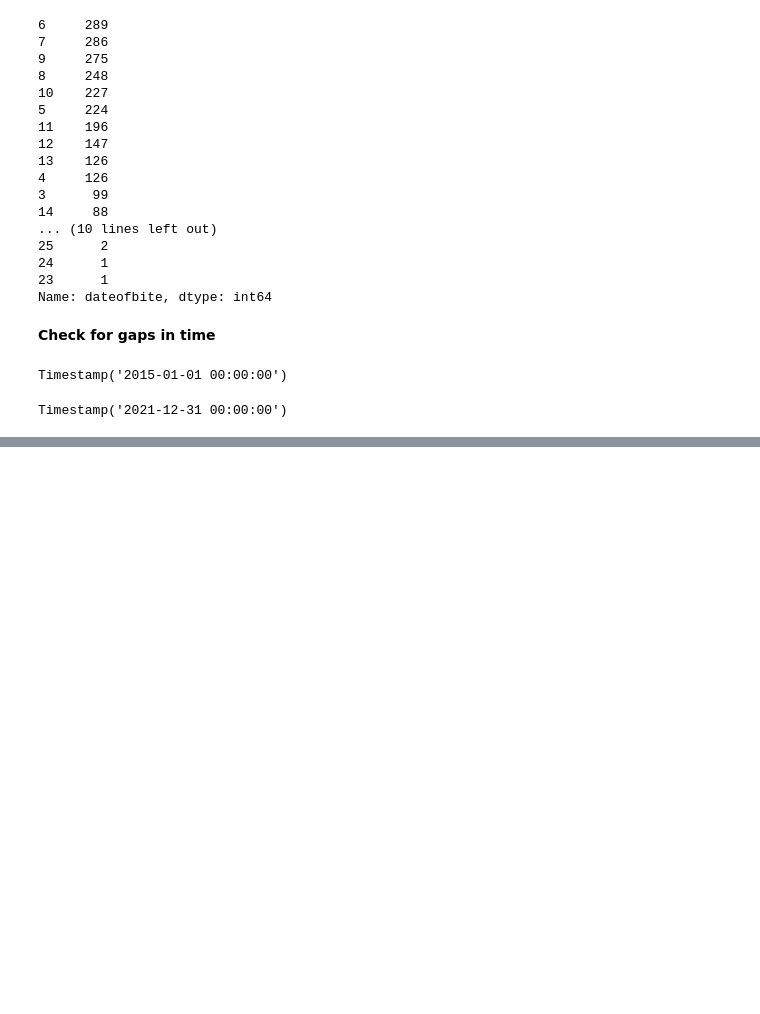
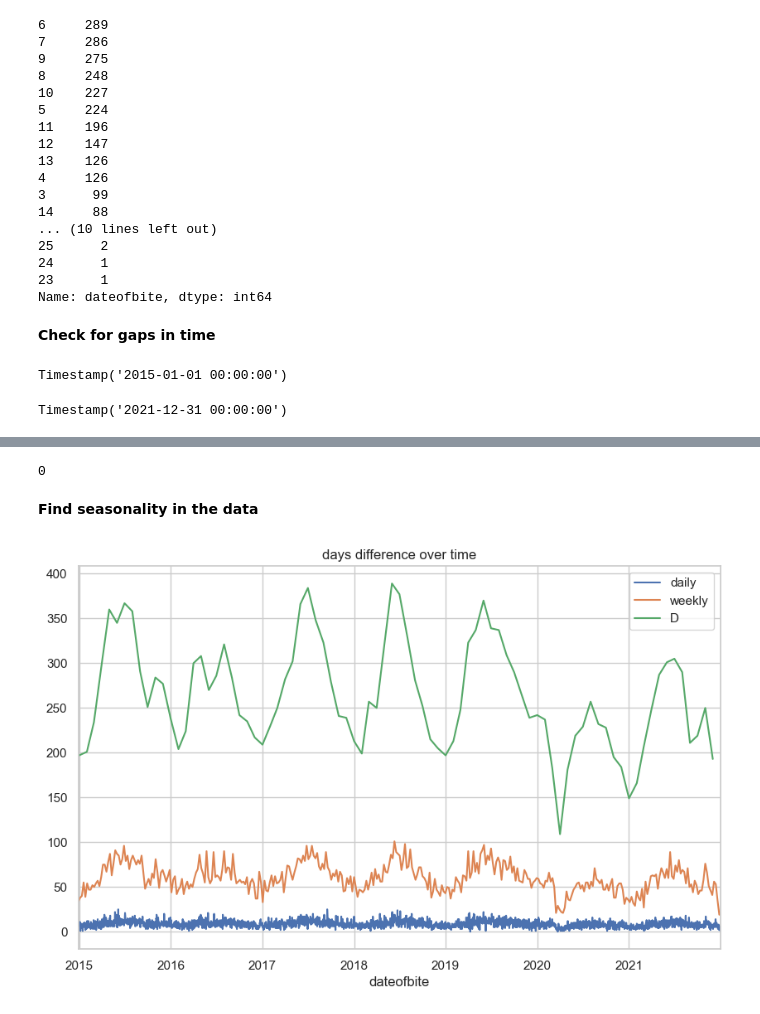
Before and after one commit to MigashaneVictoire/new_york_city_dog_bites, a Jupyter notebook: prepare.ipynb, the cells around one changed output, grey strips where cells are left out. Drawn from its saved outputs; the diff is of its cells as text; code cells hidden in the pictures; blank space fills up the shorter version.

Commit message:
complete prepare and add .py files

```diff
--- a/prepare.ipynb
+++ b/prepare.ipynb
@@ -9,9 +9,6 @@ For preparations I will follow a fast aproach and I will remove all columns that
 import pandas as pd
 import numpy as np
 from datetime import datetime
-
-# data
-import requests
 
 # data visualization
 import matplotlib.pyplot as plt
@@ -24,17 +21,21 @@ from math import ceil
 # system manipulation
 import sys
 sys.path.append("./util_")
+import prepare_
 import acquire_
-# import prepare_
+
 
 # other
 import warnings
 warnings.filterwarnings("ignore")
+
+# set a default them for all my visuals
+sns.set_theme(style="whitegrid")
 # %% [markdown]
 ### get data
 # %%
 # get data from acquire file
-dogs = acquire_.get_dogs_data()
+dogs = acquire_.get_org_data()
 dogs.head()
 # %% [output]
 |  | DateOfBite | Species | Breed | Age | Gender | SpayNeuter | Borough | ZipCode |
@@ -226,0 +240,24 @@ Timestamp('2021-12-31 00:00:00')
+# %%
+# now how many dates are missing
+len(expected_date_range.difference(dogs.index))
+
+# I have 0 gap in my dates
+# %% [output]
+0
+# %% [markdown]
+**Find seasonality in the data**
+# %%
+plt.figure(figsize=(10,6))
+
+dogs.resample('D').sum().bite.plot(label='daily')
+dogs.resample('W').sum().bite.plot(label='weekly')
+dogs.resample('M').sum().bite.plot(label='D')
+# dogs.resample('Y').sum().bite.plot(label='yearly')
+plt.title('days difference over time')
+plt.legend()
+
+# save visual
+# prepare_.save_visuals_(plt.gcf(), viz_name= "days_difference_over_time")
+plt.show()
+# %% [output]
+[figure, added]
```
Also changed, not shown: parts of 14 cells of this notebook, 10 other files.
